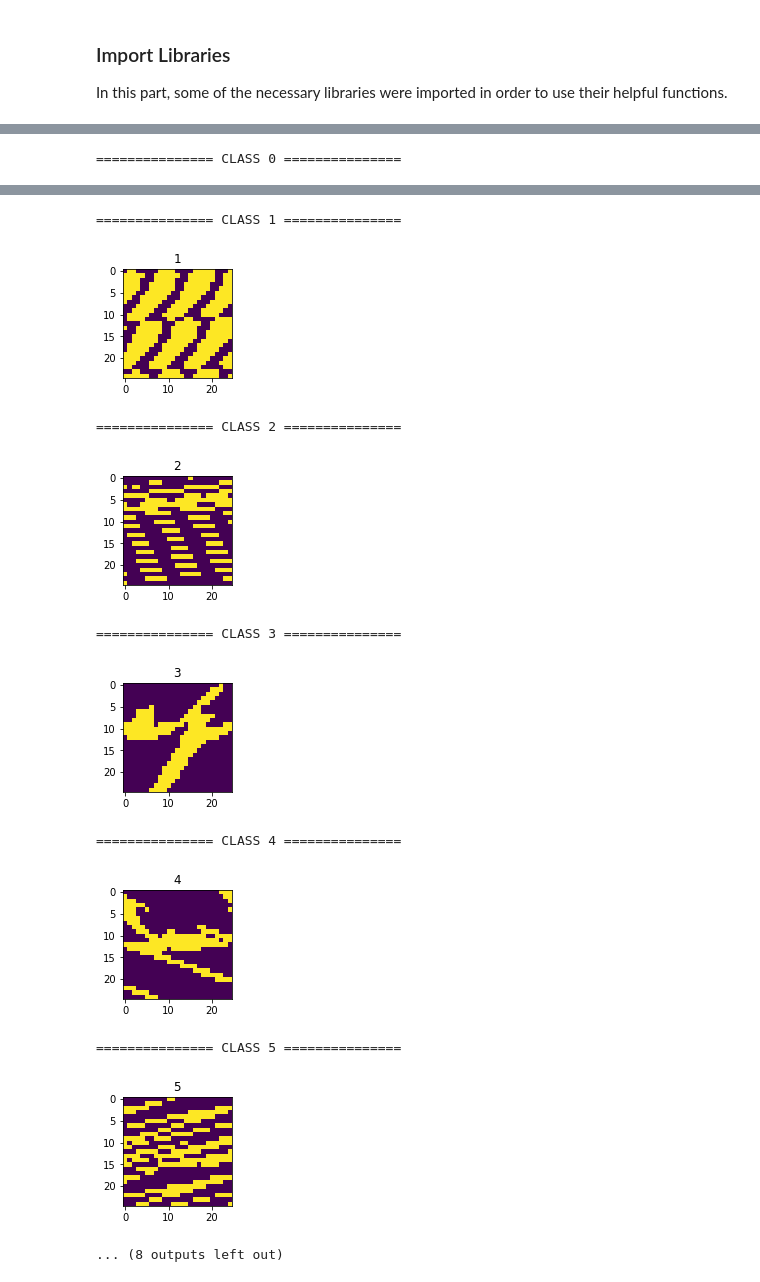
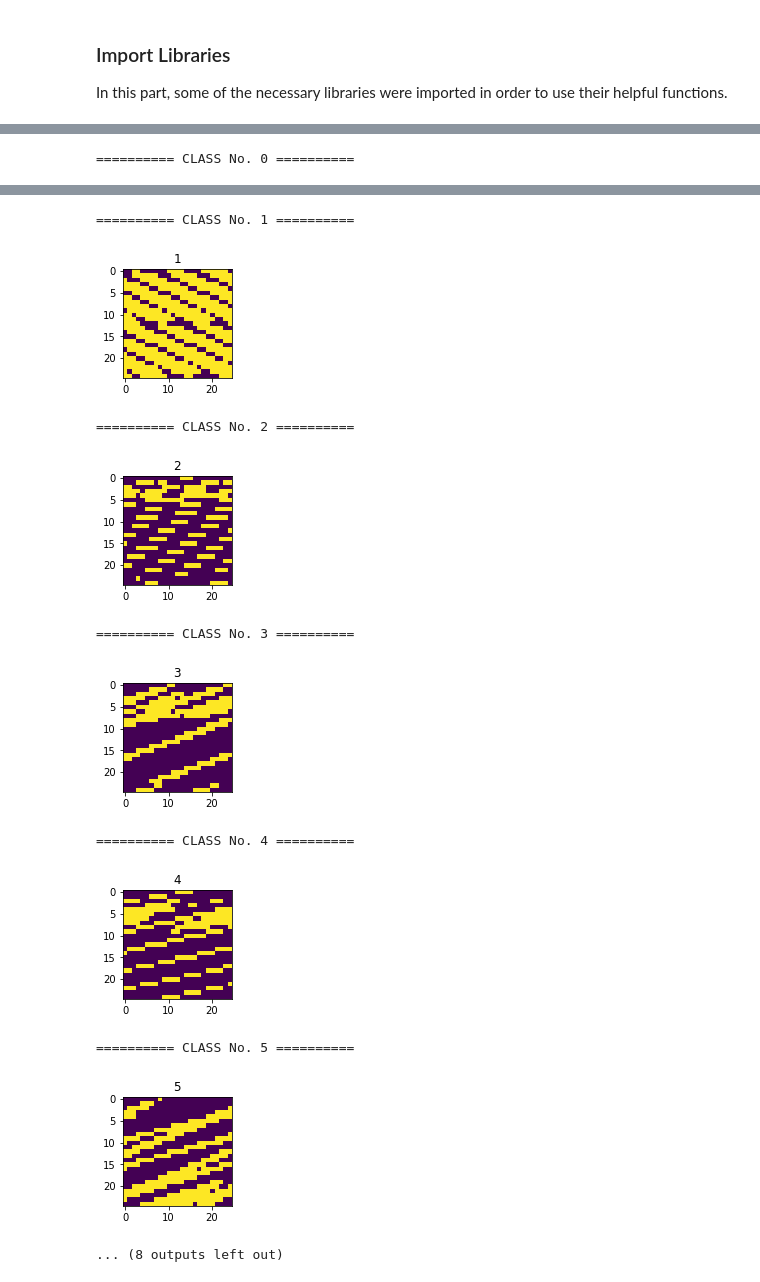
Before and after one commit to mohammadsaadati80/Feed-Forward-Neural-Network, a Jupyter notebook: AI-CA5.ipynb, the cells around one changed output, grey strips where cells are left out. Cells and saved outputs as stored; diff of their text form; code cells hidden in the pictures.

```diff
--- a/AI-CA5.ipynb
+++ b/AI-CA5.ipynb
@@ -27 +42,3 @@ labels = pickle.load(labels_pkl_file)
+# %%
+X_train, X_test, Y_train, Y_test = train_test_split(data , labels , test_size = 0.20 , random_state = 42)
 # %% [markdown]
@@ -46,7 +66,8 @@ Maximum value in image: 255
 # %%
-data = [np.resize(element,(25 , 25)) for element in data]
+X_train = [np.resize(element,(25 , 25)) for element in X_train]
+X_test = [np.resize(element,(25 , 25)) for element in X_test]
 
-image = data[random.randint(0 , len(data) - 1)]
+image = X_train[random.randint(0 , len(X_train) - 1)]
 
 plt.figure(figsize = (2 , 2))
 plt.imshow(image)
@@ -64,13 +86,13 @@ Maximum value in image: 255
 # %%
 for i in range(0,10):
     index = 0
-    while labels[index] != i:
+    while Y_train[index] != i:
         index += 1
-    image = data[index]
-    print("=============== CLASS " + str(i) + " ===============")
+    image = X_train[index]
+    print("========== CLASS No.",str(i),"==========")
     plt.figure(figsize = (2 , 2))
     plt.imshow(image)
     plt.title(i)
     plt.show()
 # %% [output]
-=============== CLASS 0 ===============
+========== CLASS No. 0 ==========
@@ -78,13 +100,13 @@ for i in range(0,10):
-=============== CLASS 1 ===============
+========== CLASS No. 1 ==========
-[figure, old version]
+[figure, new version]
-=============== CLASS 2 ===============
+========== CLASS No. 2 ==========
-[figure, old version]
+[figure, new version]
-=============== CLASS 3 ===============
+========== CLASS No. 3 ==========
-[figure, old version]
+[figure, new version]
-=============== CLASS 4 ===============
+========== CLASS No. 4 ==========
-[figure, old version]
+[figure, new version]
-=============== CLASS 5 ===============
+========== CLASS No. 5 ==========
-[figure, old version]
+[figure, new version]
 ... (8 outputs left out)
 # %% [markdown]
 ### Question 4:
```
Also changed, not shown: parts of 64 cells of this notebook.
